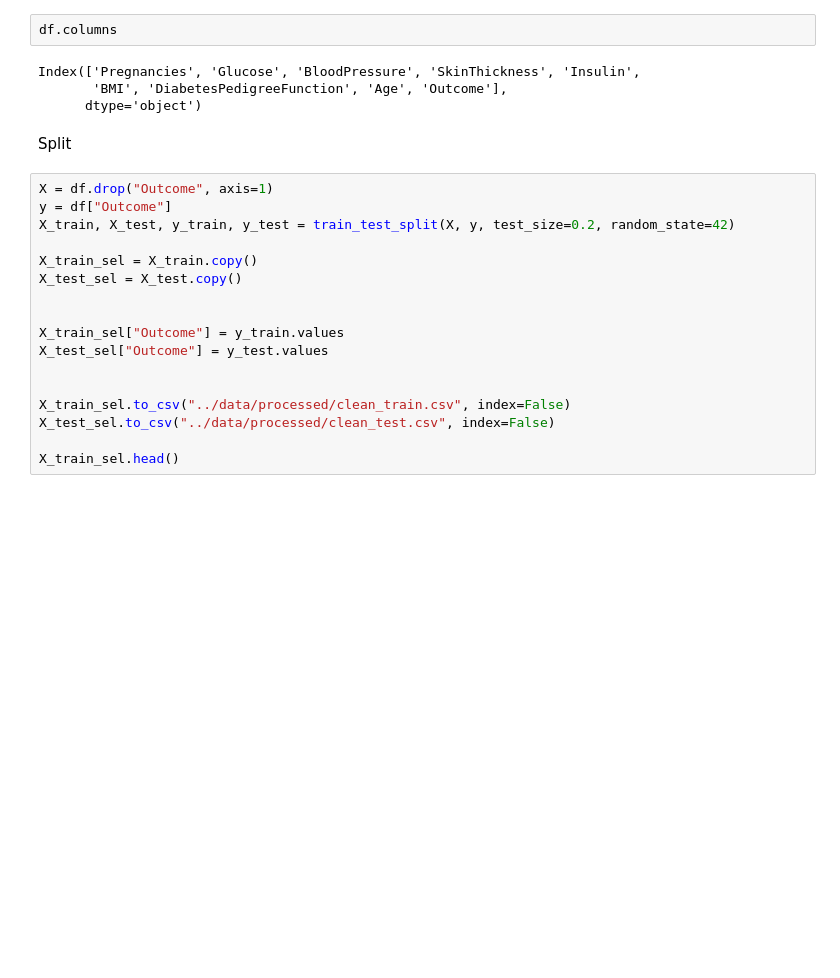
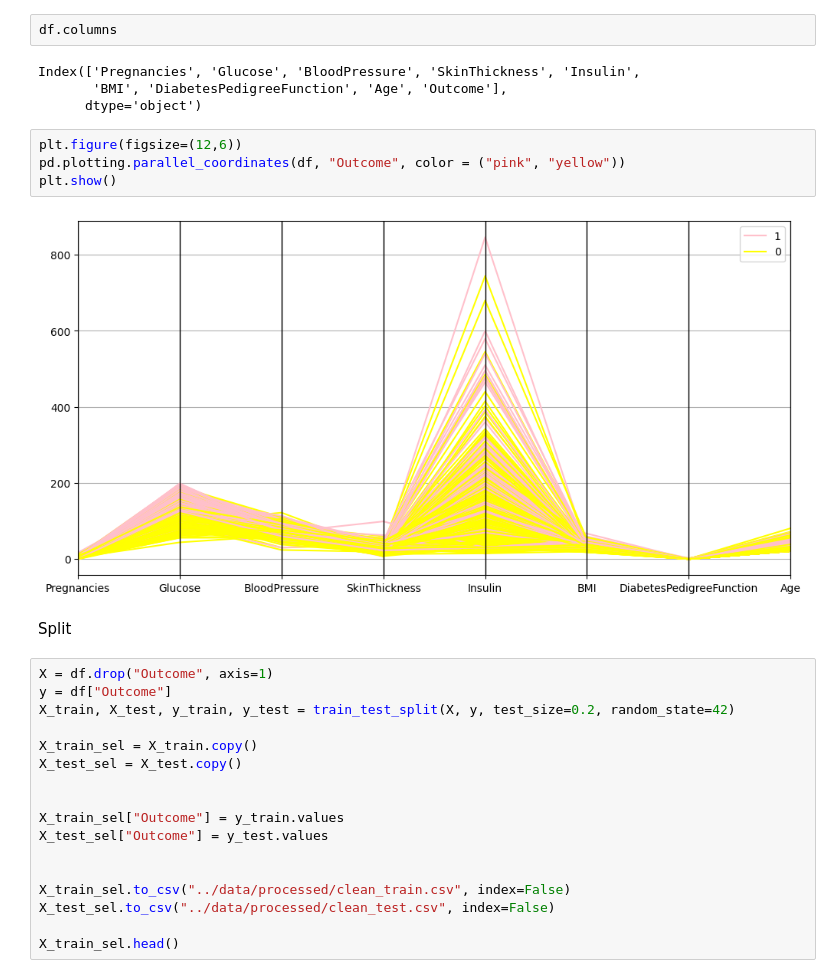
Before and after one commit to 4GeeksAcademy/MariaMiura1_Boosting_algoritms, a Jupyter notebook: src/explore.ipynb, the cells around one changed output. Saved outputs shown, nothing was run; the diff lists cells and outputs as text; blank space fills up the shorter version.

```diff
--- a/src/explore.ipynb
+++ b/src/explore.ipynb
@@ -88,6 +99,12 @@ df.columns
 Index(['Pregnancies', 'Glucose', 'BloodPressure', 'SkinThickness', 'Insulin',
        'BMI', 'DiabetesPedigreeFunction', 'Age', 'Outcome'],
       dtype='object')
+# %%
+plt.figure(figsize=(12,6))
+pd.plotting.parallel_coordinates(df, "Outcome", color = ("pink", "yellow"))
+plt.show()
+# %% [output]
+[figure, added]
 # %% [markdown]
 Split
 # %%
```
Also changed, not shown: parts of 22 cells of this notebook, 4 other files.
